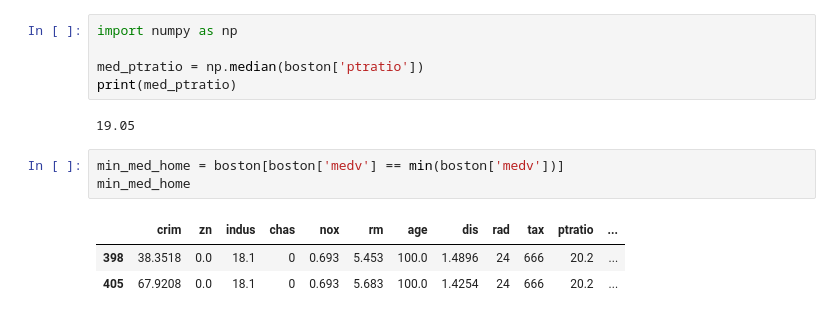
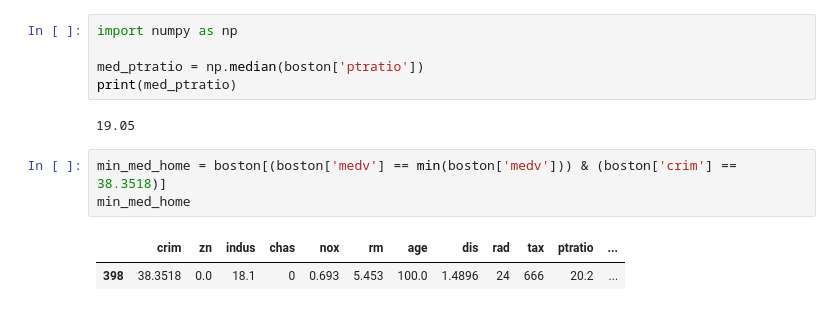
Before and after one commit to tuckrhod1534/ISL, a Jupyter notebook: CH2/Exercises/P10.ipynb, the cells around one changed output. Saved outputs shown, nothing was run; the diff lists cells and outputs as text.

```diff
--- a/CH2/Exercises/P10.ipynb
+++ b/CH2/Exercises/P10.ipynb
@@ -90,9 +90,8 @@ print(med_ptratio)
 # %% [output]
 19.05
 # %%
-min_med_home = boston[boston['medv'] == min(boston['medv'])]
+min_med_home = boston[(boston['medv'] == min(boston['medv'])) & (boston['crim'] == 38.3518)]
 min_med_home
 # %% [output]
 |  | crim | zn | indus | chas | nox | rm | age | dis | rad | tax | ptratio | ... |
 | 398 | 38.3518 | 0.0 | 18.1 | 0 | 0.693 | 5.453 | 100.0 | 1.4896 | 24 | 666 | 20.2 | ... |
-| 405 | 67.9208 | 0.0 | 18.1 | 0 | 0.693 | 5.683 | 100.0 | 1.4254 | 24 | 666 | 20.2 | ... |
```
Also changed, not shown: parts of 6 cells of this notebook.
